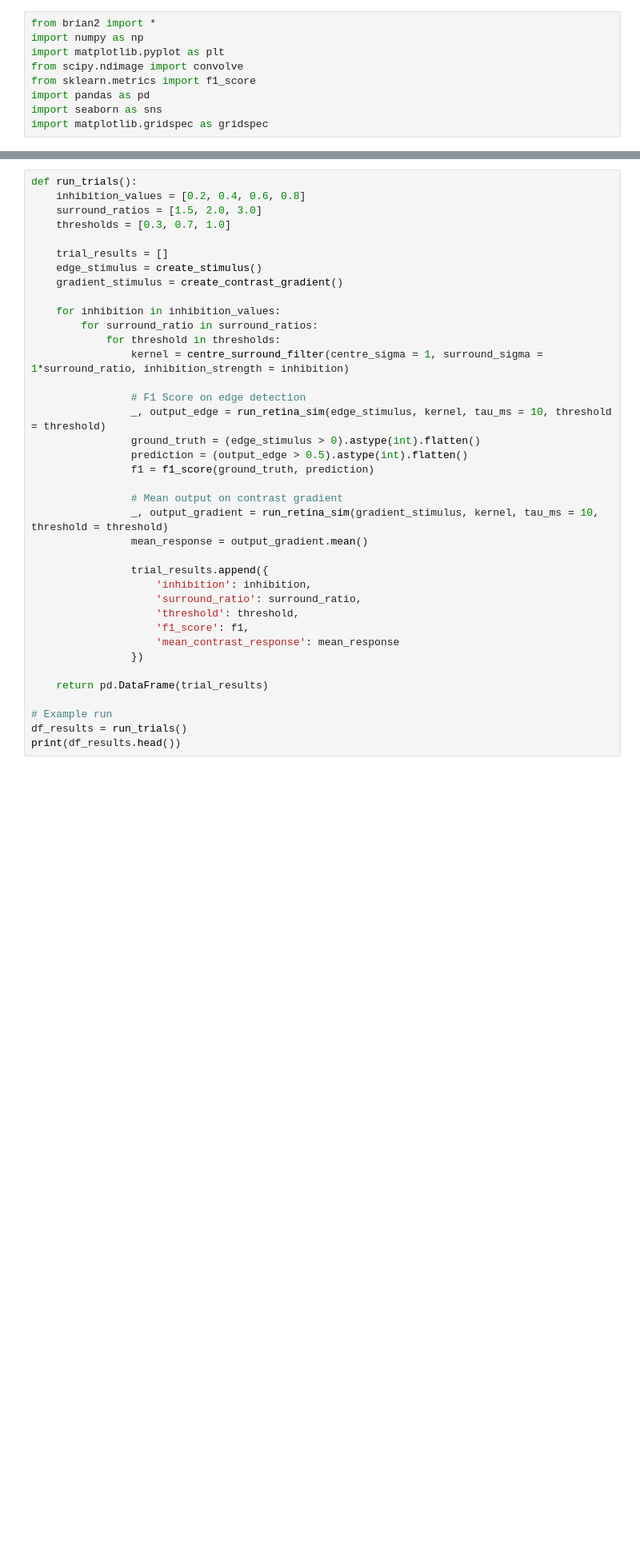
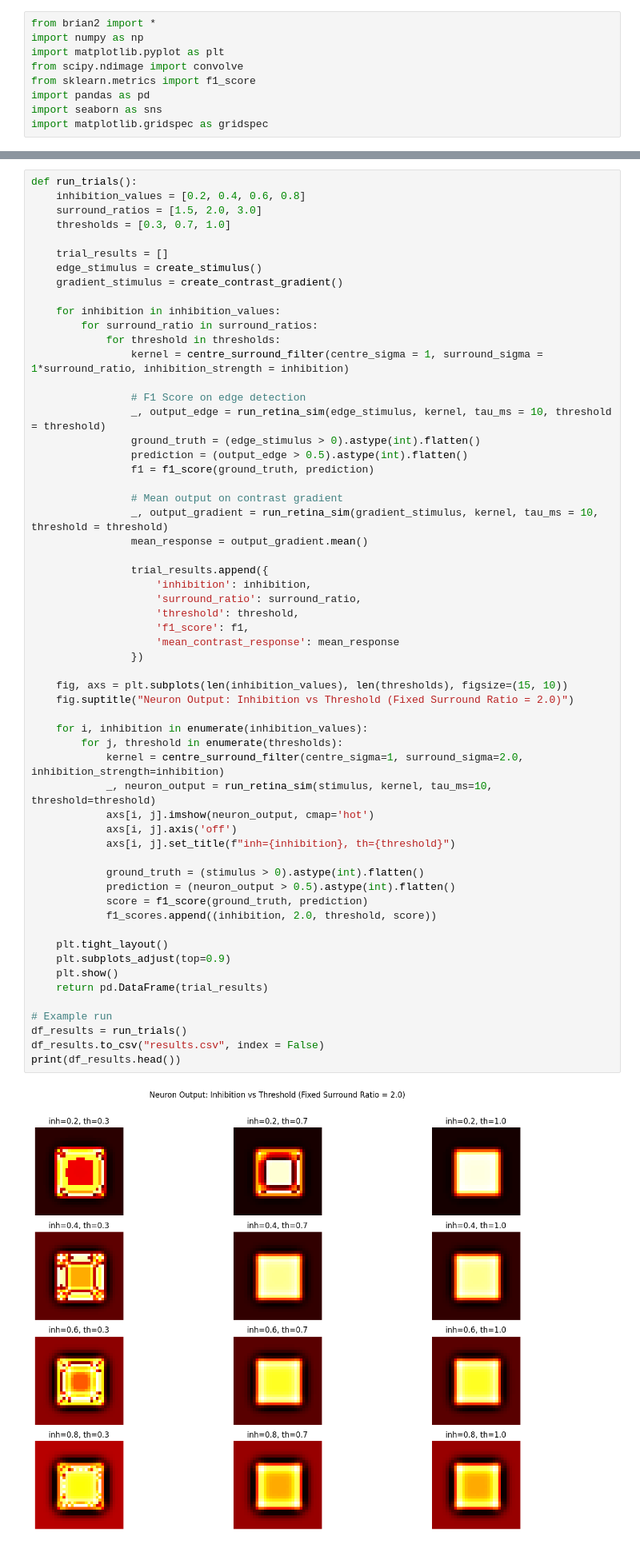
Before and after one commit to elsmith980/retina-neuron-model, a Jupyter notebook: retina-neuron-model.ipynb, the cells around one changed output, grey strips where cells are left out. Shown at 80% size. Drawn from its saved outputs; the diff is of its cells as text; blank space fills up the shorter version.

```diff
--- a/retina-neuron-model.ipynb
+++ b/retina-neuron-model.ipynb
@@ -71,33 +80,54 @@ def run_trials():
 
     for inhibition in inhibition_values:
         for surround_ratio in surround_ratios:
             for threshold in thresholds:
                 kernel = centre_surround_filter(centre_sigma = 1, surround_sigma = 1*surround_ratio, inhibition_strength = inhibition)
 
                 # F1 Score on edge detection
                 _, output_edge = run_retina_sim(edge_stimulus, kernel, tau_ms = 10, threshold = threshold)
                 ground_truth = (edge_stimulus > 0).astype(int).flatten()
                 prediction = (output_edge > 0.5).astype(int).flatten()
                 f1 = f1_score(ground_truth, prediction)
 
                 # Mean output on contrast gradient
                 _, output_gradient = run_retina_sim(gradient_stimulus, kernel, tau_ms = 10, threshold = threshold)
                 mean_response = output_gradient.mean()
 
                 trial_results.append({
                     'inhibition': inhibition,
                     'surround_ratio': surround_ratio,
                     'threshold': threshold,
                     'f1_score': f1,
                     'mean_contrast_response': mean_response
                 })
 
+    fig, axs = plt.subplots(len(inhibition_values), len(thresholds), figsize=(15, 10))
+    fig.suptitle("Neuron Output: Inhibition vs Threshold (Fixed Surround Ratio = 2.0)")
+
+    for i, inhibition in enumerate(inhibition_values):
+        for j, threshold in enumerate(thresholds):
+            kernel = centre_surround_filter(centre_sigma=1, surround_sigma=2.0, inhibition_strength=inhibition)
+            _, neuron_output = run_retina_sim(stimulus, kernel, tau_ms=10, threshold=threshold)
+            axs[i, j].imshow(neuron_output, cmap='hot')
+            axs[i, j].axis('off')
+            axs[i, j].set_title(f"inh={inhibition}, th={threshold}")
+
+            ground_truth = (stimulus > 0).astype(int).flatten()
+            prediction = (neuron_output > 0.5).astype(int).flatten()
+            score = f1_score(ground_truth, prediction)
+            f1_scores.append((inhibition, 2.0, threshold, score))
+
+    plt.tight_layout()
+    plt.subplots_adjust(top=0.9)
+    plt.show()
     return pd.DataFrame(trial_results)
 
 # Example run
 df_results = run_trials()
+df_results.to_csv("results.csv", index = False)
 print(df_results.head())
 # %% [output]
+[figure, added]
    inhibition  surround_ratio  threshold  f1_score  mean_contrast_response
 0         0.2             1.5        0.3  0.000000                0.164649
 1         0.2             1.5        0.7  0.884532                0.365069
```
Also changed, not shown: parts of 3 cells of this notebook, 4 other files.
